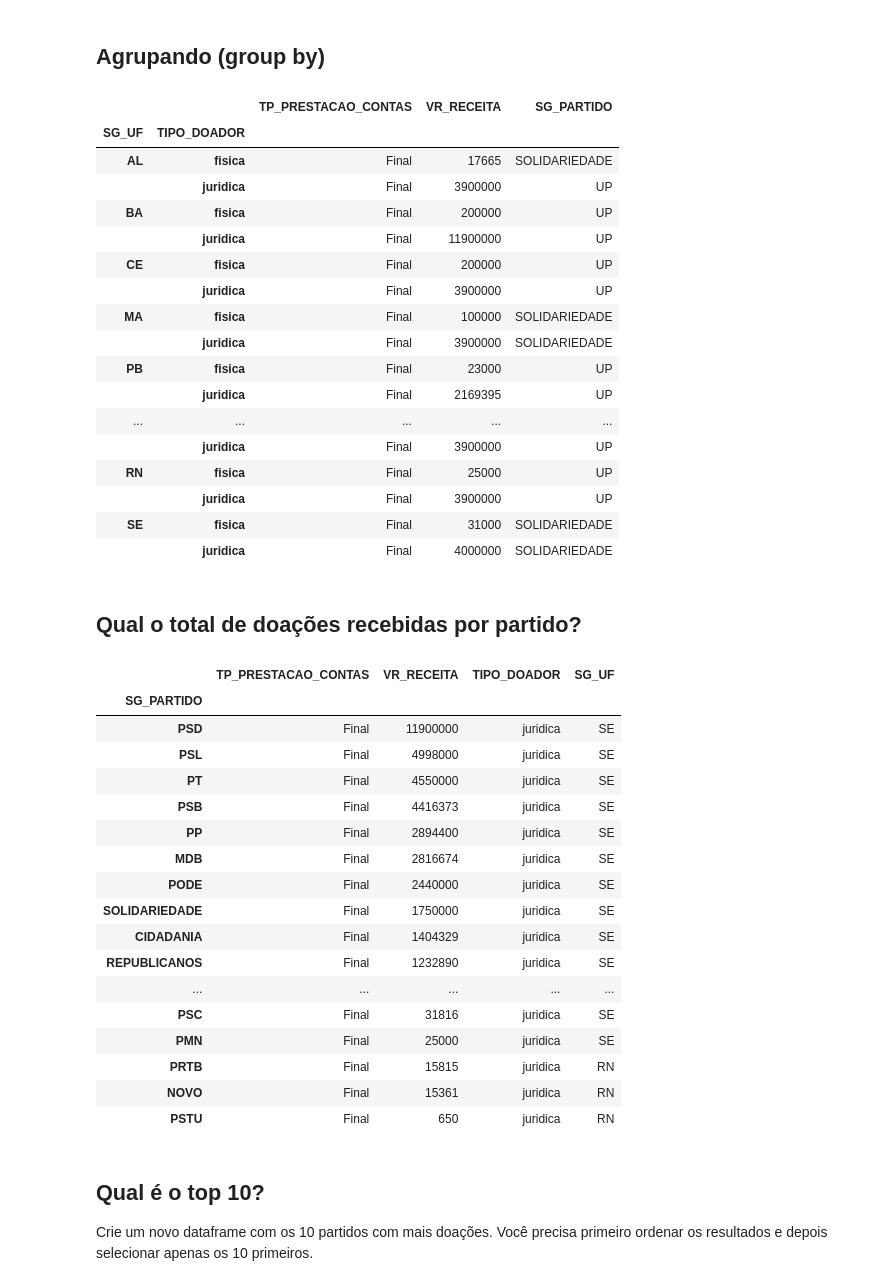
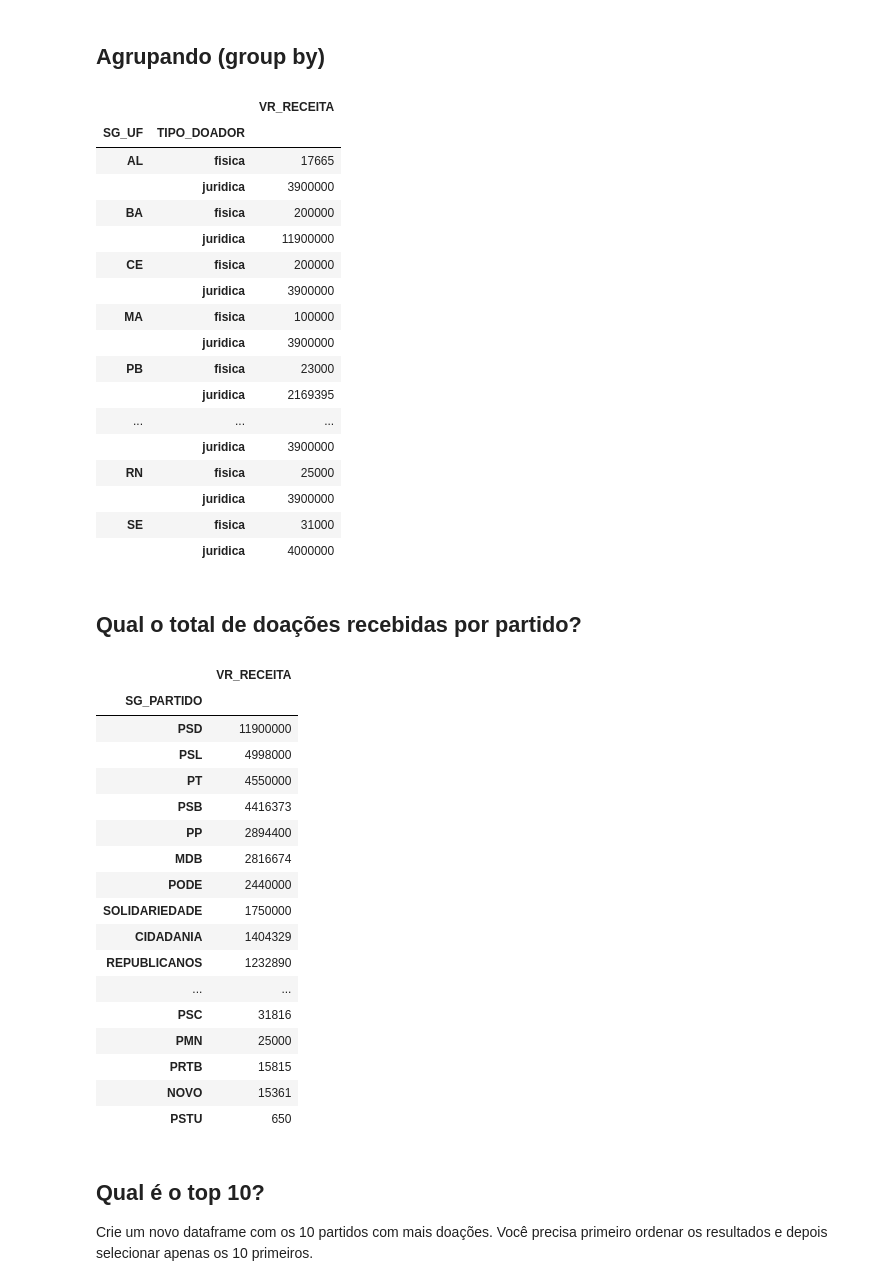
Before and after one commit to rg0wv0/python-inovacao-civica, a Jupyter notebook: semana_2/desafio/desafio.ipynb, the cells around one changed output. Drawn from its saved outputs; the diff is of its cells as text; code cells hidden in the pictures.

```diff
--- a/semana_2/desafio/desafio.ipynb
+++ b/semana_2/desafio/desafio.ipynb
@@ -179,54 +178,54 @@ df_final.head()
 # %%
 # Preencha abaixo primeiro uma lista com as 3 colunas que precisamos utilizar para responder à pergunta. E depois o nome das 2 colunas que precisamos agrupar.
 
 colunas_desejadas = ['TP_PRESTACAO_CONTAS', 'VR_RECEITA', 'TIPO_DOADOR', 'SG_PARTIDO', 'SG_UF']
 microdados = df_final.filter(items=colunas_desejadas)
 
-microdados.groupby(['SG_UF', 'TIPO_DOADOR']).max()
+microdados[['SG_UF', 'TIPO_DOADOR', 'VR_RECEITA']].groupby(['SG_UF', 'TIPO_DOADOR']).max()
 # %% [output]
-|  |  | TP_PRESTACAO_CONTAS | VR_RECEITA | SG_PARTIDO |
-| SG_UF | TIPO_DOADOR |  |  |  |
-| AL | fisica | Final | 17665 | SOLIDARIEDADE |
-|  | juridica | Final | 3900000 | UP |
-| BA | fisica | Final | 200000 | UP |
-|  | juridica | Final | 11900000 | UP |
-| CE | fisica | Final | 200000 | UP |
-|  | juridica | Final | 3900000 | UP |
-| MA | fisica | Final | 100000 | SOLIDARIEDADE |
-|  | juridica | Final | 3900000 | SOLIDARIEDADE |
-| PB | fisica | Final | 23000 | UP |
-|  | juridica | Final | 2169395 | UP |
-| ... | ... | ... | ... | ... |
-|  | juridica | Final | 3900000 | UP |
-| RN | fisica | Final | 25000 | UP |
-|  | juridica | Final | 3900000 | UP |
-| SE | fisica | Final | 31000 | SOLIDARIEDADE |
-|  | juridica | Final | 4000000 | SOLIDARIEDADE |
+|  |  | VR_RECEITA |
+| SG_UF | TIPO_DOADOR |  |
+| AL | fisica | 17665 |
+|  | juridica | 3900000 |
+| BA | fisica | 200000 |
+|  | juridica | 11900000 |
+| CE | fisica | 200000 |
+|  | juridica | 3900000 |
+| MA | fisica | 100000 |
+|  | juridica | 3900000 |
+| PB | fisica | 23000 |
+|  | juridica | 2169395 |
+| ... | ... | ... |
+|  | juridica | 3900000 |
+| RN | fisica | 25000 |
+|  | juridica | 3900000 |
+| SE | fisica | 31000 |
+|  | juridica | 4000000 |
 # %%
 # Para repetir o valor da coluna TIPO_DOADOR nas linhas, coloque o parâmetro as_index=False no método groupby do comando acima
 # %% [markdown]
 ## Qual o total de doações recebidas por partido?
 # %%
-microdados.groupby(['SG_PARTIDO']).max().sort_values(by='VR_RECEITA', ascending=False)
+microdados[['SG_PARTIDO', 'VR_RECEITA']].groupby(['SG_PARTIDO']).max().sort_values(by='VR_RECEITA', ascending=False)
 # %% [output]
-|  | TP_PRESTACAO_CONTAS | VR_RECEITA | TIPO_DOADOR | SG_UF |
-| SG_PARTIDO |  |  |  |  |
-| PSD | Final | 11900000 | juridica | SE |
-| PSL | Final | 4998000 | juridica | SE |
-| PT | Final | 4550000 | juridica | SE |
-| PSB | Final | 4416373 | juridica | SE |
-| PP | Final | 2894400 | juridica | SE |
-| MDB | Final | 2816674 | juridica | SE |
-| PODE | Final | 2440000 | juridica | SE |
-| SOLIDARIEDADE | Final | 1750000 | juridica | SE |
-| CIDADANIA | Final | 1404329 | juridica | SE |
-| REPUBLICANOS | Final | 1232890 | juridica | SE |
-| ... | ... | ... | ... | ... |
-| PSC | Final | 31816 | juridica | SE |
-| PMN | Final | 25000 | juridica | SE |
-| PRTB | Final | 15815 | juridica | RN |
-| NOVO | Final | 15361 | juridica | RN |
-| PSTU | Final | 650 | juridica | RN |
+|  | VR_RECEITA |
+| SG_PARTIDO |  |
+| PSD | 11900000 |
+| PSL | 4998000 |
+| PT | 4550000 |
+| PSB | 4416373 |
+| PP | 2894400 |
+| MDB | 2816674 |
+| PODE | 2440000 |
+| SOLIDARIEDADE | 1750000 |
+| CIDADANIA | 1404329 |
+| REPUBLICANOS | 1232890 |
+| ... | ... |
+| PSC | 31816 |
+| PMN | 25000 |
+| PRTB | 15815 |
+| NOVO | 15361 |
+| PSTU | 650 |
 # %% [markdown]
 ## Qual é o top 10?
 
```
Also changed, not shown: parts of 2 cells of this notebook.
